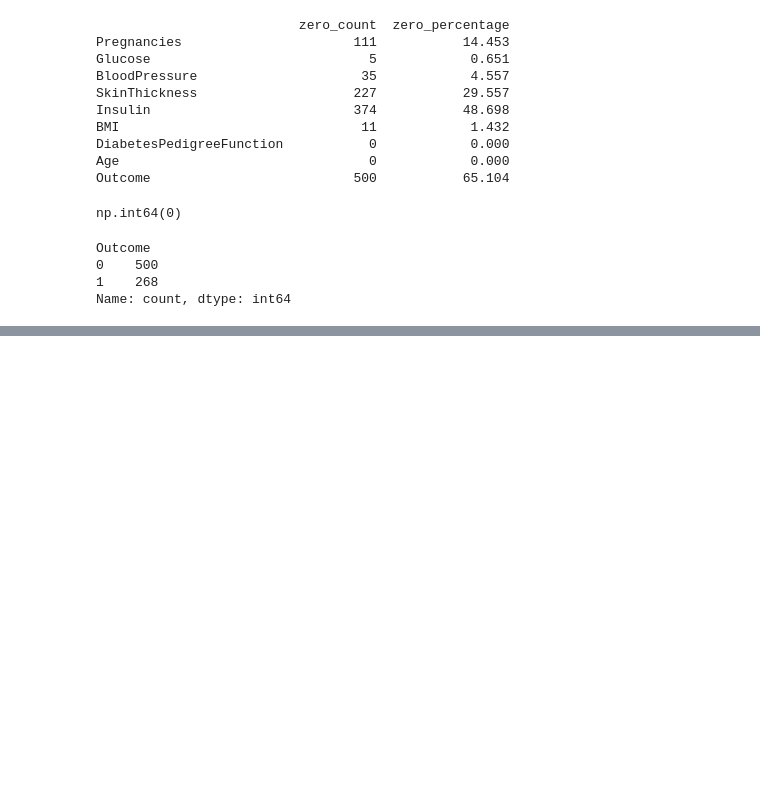
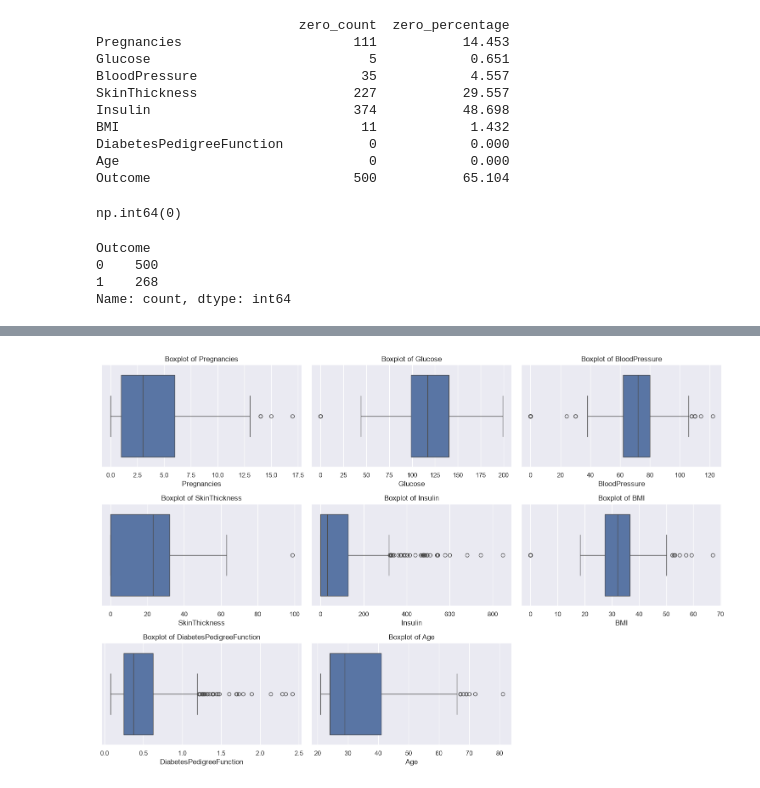
Before and after one commit to Dilshan7704/Medical-Healthcare-Assistant, a Jupyter notebook: notebook_file/Diabetes_Prediction.ipynb, the cells around one changed output, grey strips where cells are left out. Cells and saved outputs as stored; diff of their text form; code cells hidden in the pictures; blank space fills up the shorter version.

```diff
--- a/notebook_file/Diabetes_Prediction.ipynb
+++ b/notebook_file/Diabetes_Prediction.ipynb
@@ -134,0 +183,11 @@ Name: count, dtype: int64
+# %%
+# outlier detection using boxplots
+plt.figure(figsize=(15, 10))
+for i, feature in enumerate(numerical_features):
+    plt.subplot(3, 3, i+1)
+    sns.boxplot(x=df[feature])
+    plt.title(f'Boxplot of {feature}')
+plt.tight_layout()
+plt.show()
+# %% [output]
+[figure, added]
```
Also changed, not shown: parts of 6 cells of this notebook.
